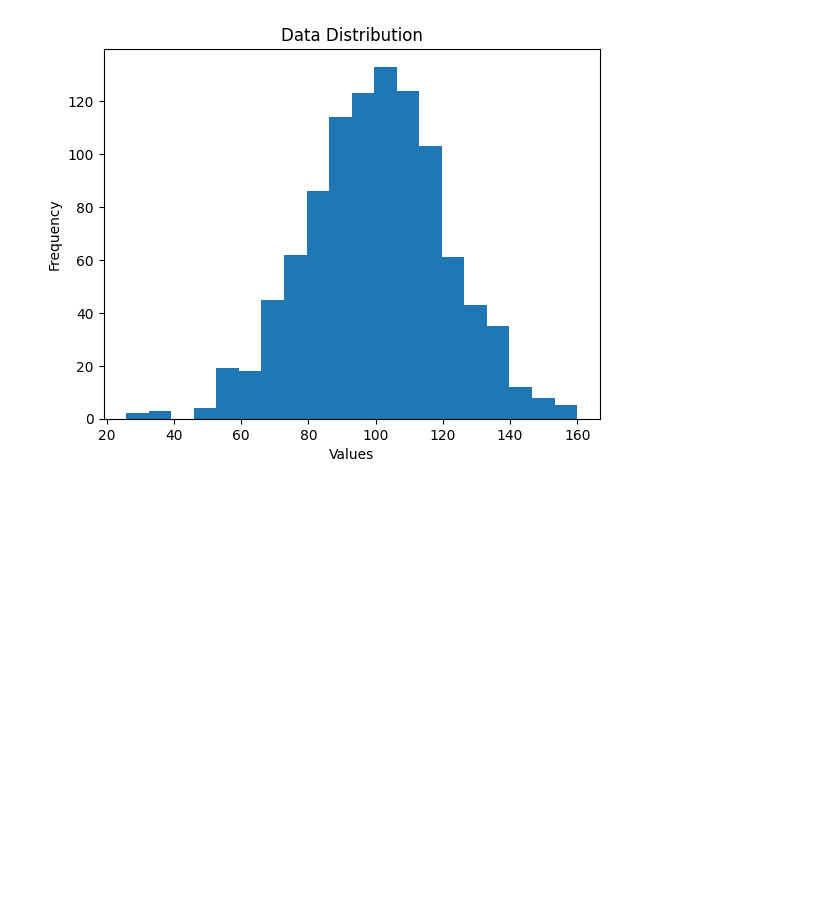
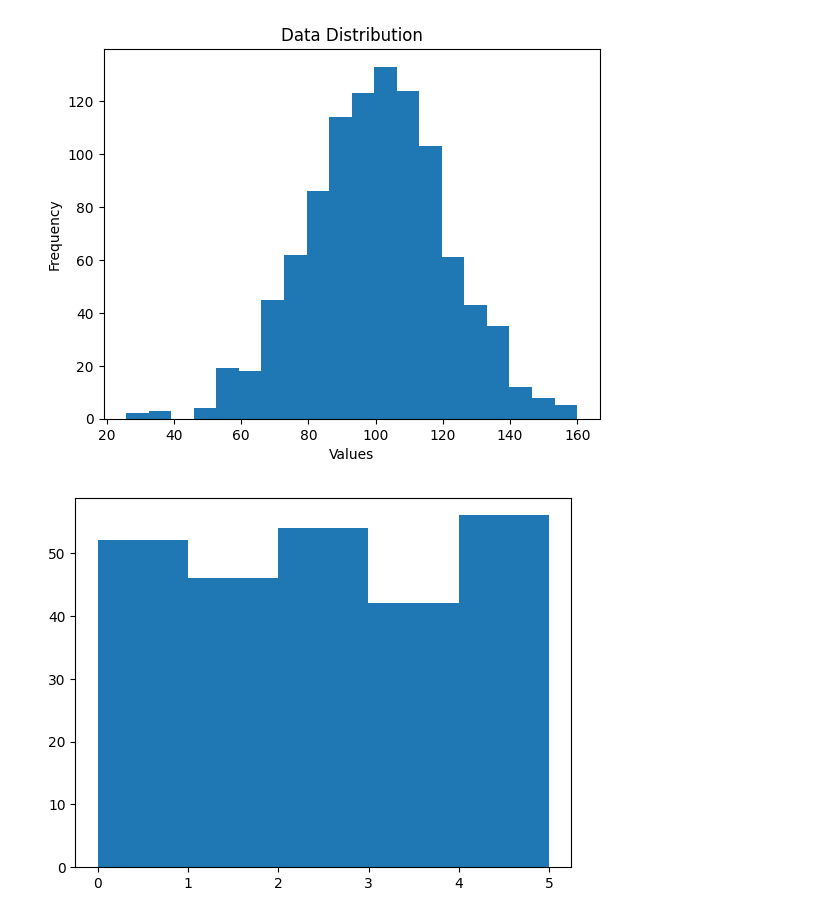
Before and after one commit to wahidali4321/Python-For-Machine-learning-, a Jupyter notebook: Python For machine learning.ipynb, the cells around one changed output. Cells and saved outputs as stored; diff of their text form; code cells hidden in the pictures; blank space fills up the shorter version.

Commit message:
histogram

```diff
--- a/Python For machine learning.ipynb
+++ b/Python For machine learning.ipynb
@@ -885,3 +885,13 @@ Standard Deviation: 20.605793018575714
 Minimum: 25.837853050152106
 Maximum: 159.92094829689108
 [figure]
+# %%
+import numpy
+import matplotlib.pyplot as plt
+
+x = numpy.random.uniform(0.0, 5.0, 250)
+
+plt.hist(x, 5)
+plt.show()
+# %% [output]
+[figure, added]
```
